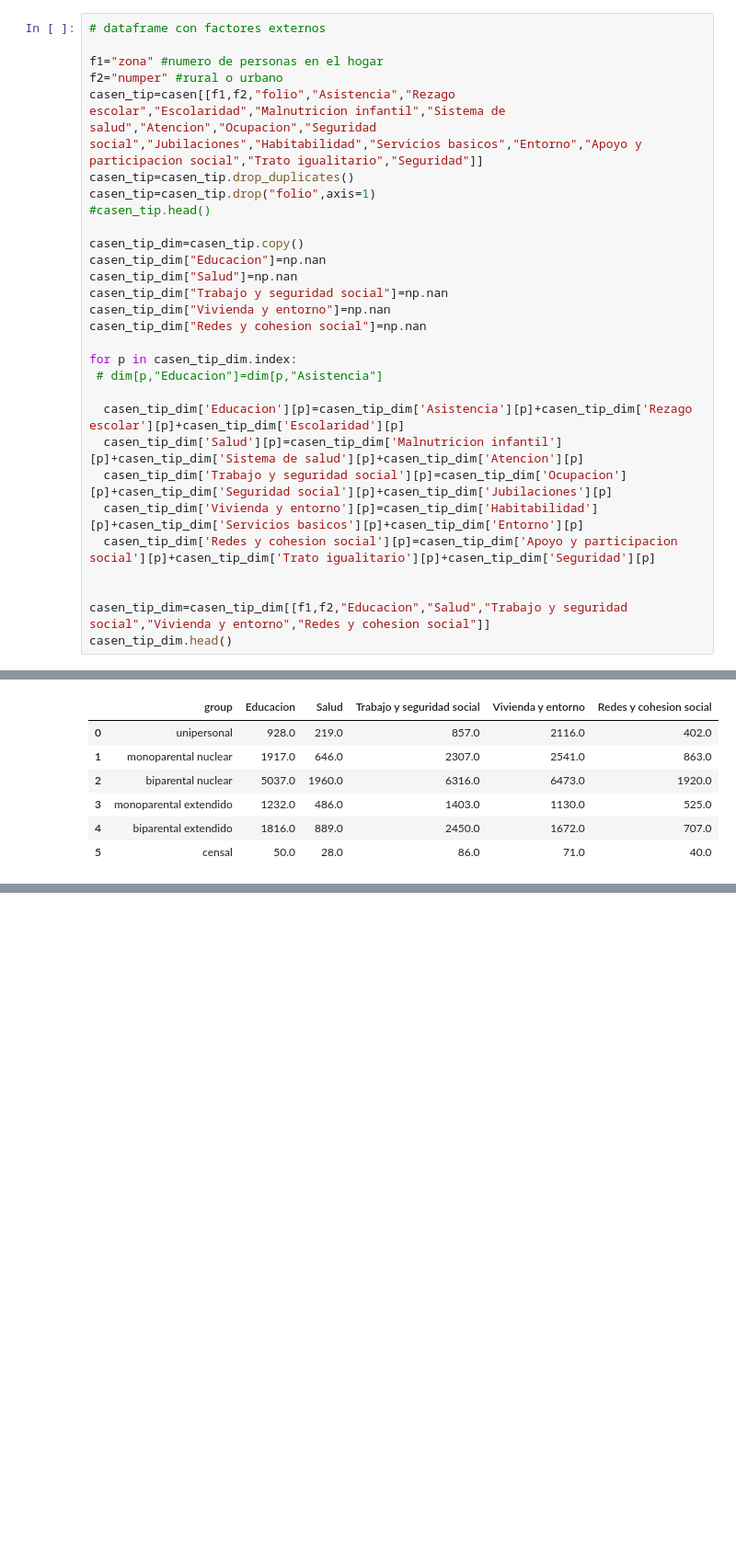
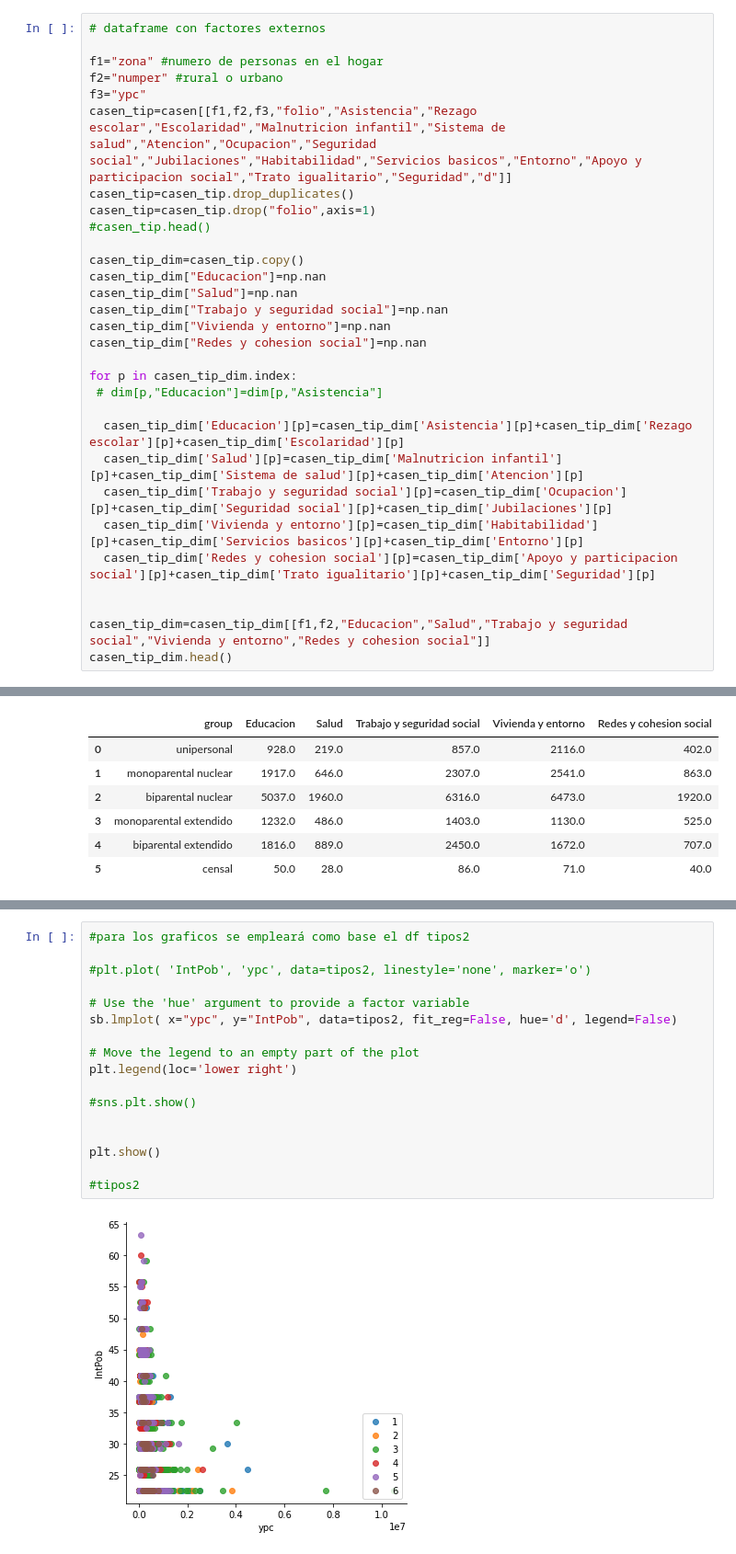
Before and after one commit to Maxmuleiv/Proyecto-Industrial, a Jupyter notebook: AnalisisPobrezaMultidimensional.ipynb, the cells around one changed output, grey strips where cells are left out. Shown at 92% size. Cells and saved outputs as stored; diff of their text form; blank space fills up the shorter version.

```diff
--- a/AnalisisPobrezaMultidimensional.ipynb
+++ b/AnalisisPobrezaMultidimensional.ipynb
@@ -455,7 +463,8 @@ dtype: int64
 
 f1="zona" #numero de personas en el hogar
 f2="numper" #rural o urbano
-casen_tip=casen[[f1,f2,"folio","Asistencia","Rezago escolar","Escolaridad","Malnutricion infantil","Sistema de salud","Atencion","Ocupacion","Seguridad social","Jubilaciones","Habitabilidad","Servicios basicos","Entorno","Apoyo y participacion social","Trato igualitario","Seguridad"]]
+f3="ypc"
+casen_tip=casen[[f1,f2,f3,"folio","Asistencia","Rezago escolar","Escolaridad","Malnutricion infantil","Sistema de salud","Atencion","Ocupacion","Seguridad social","Jubilaciones","Habitabilidad","Servicios basicos","Entorno","Apoyo y participacion social","Trato igualitario","Seguridad","d"]]
 casen_tip=casen_tip.drop_duplicates()
 casen_tip=casen_tip.drop("folio",axis=1)
 #casen_tip.head()
@@ -914,0 +926,19 @@ for row in range(0, len(spider2.index)):
+# %%
+#para los graficos se empleará como base el df tipos2
+
+#plt.plot( 'IntPob', 'ypc', data=tipos2, linestyle='none', marker='o')
+
+# Use the 'hue' argument to provide a factor variable
+sb.lmplot( x="ypc", y="IntPob", data=tipos2, fit_reg=False, hue='d', legend=False)
+
+# Move the legend to an empty part of the plot
+plt.legend(loc='lower right')
+
+#sns.plt.show()
+
+
+plt.show()
+
+#tipos2
+# %% [output]
+[figure, added]
```
Also changed, not shown: parts of 3 cells of this notebook.
